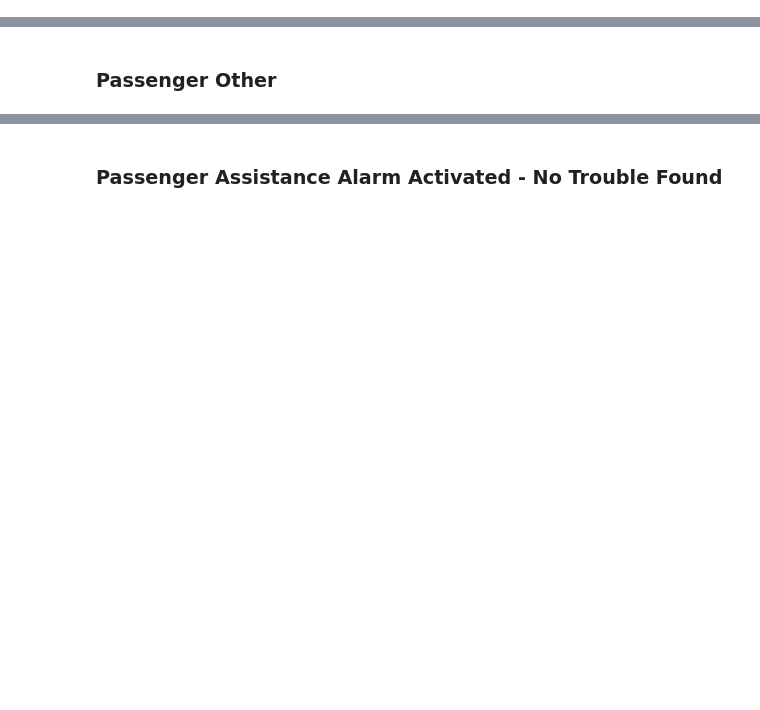
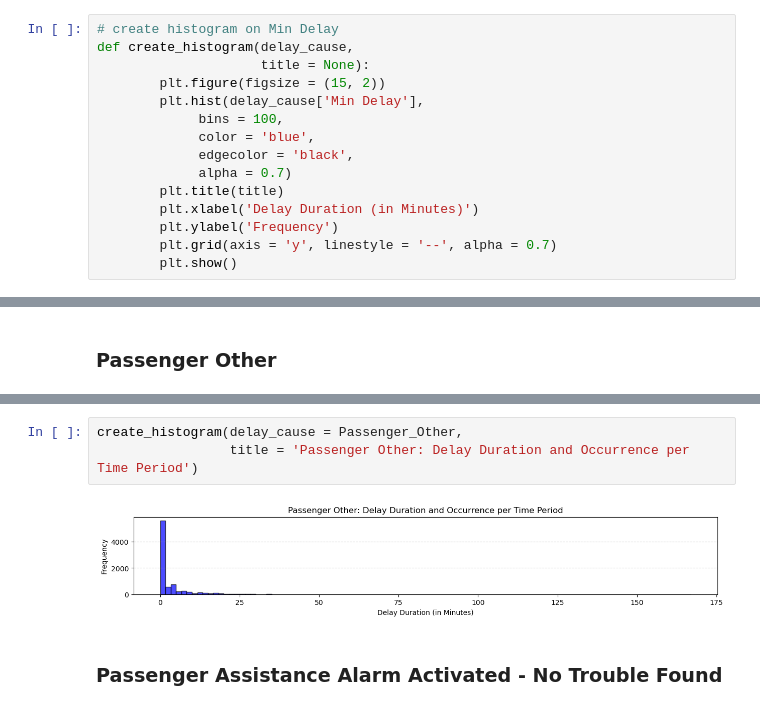
Before and after one commit to emem83/TTC-Delay-Dataset, a Jupyter notebook: TTC_Delay_Dataset_EDA.ipynb, the cells around one changed output, grey strips where cells are left out. Cells and saved outputs as stored; diff of their text form; blank space fills up the shorter version.

```diff
--- a/TTC_Delay_Dataset_EDA.ipynb
+++ b/TTC_Delay_Dataset_EDA.ipynb
@@ -33,3 +104,18 @@ df_master
+# %%
+# create histogram on Min Delay
+def create_histogram(delay_cause,
+                     title = None):
+        plt.figure(figsize = (15, 2))
+        plt.hist(delay_cause['Min Delay'],
+             bins = 100,
+             color = 'blue',
+             edgecolor = 'black',
+             alpha = 0.7)
+        plt.title(title)
+        plt.xlabel('Delay Duration (in Minutes)')
+        plt.ylabel('Frequency')
+        plt.grid(axis = 'y', linestyle = '--', alpha = 0.7)
+        plt.show()
 # %% [markdown]
 ## Daily Delay Occurrences
 
@@ -639,2 +567,7 @@ plt.show()
+# %%
+create_histogram(delay_cause = Passenger_Other,
+                 title = 'Passenger Other: Delay Duration and Occurrence per Time Period')
+# %% [output]
+[figure, added]
 # %% [markdown]
 ### Passenger Assistance Alarm Activated - No Trouble Found
```
Also changed, not shown: parts of 27 cells of this notebook.
